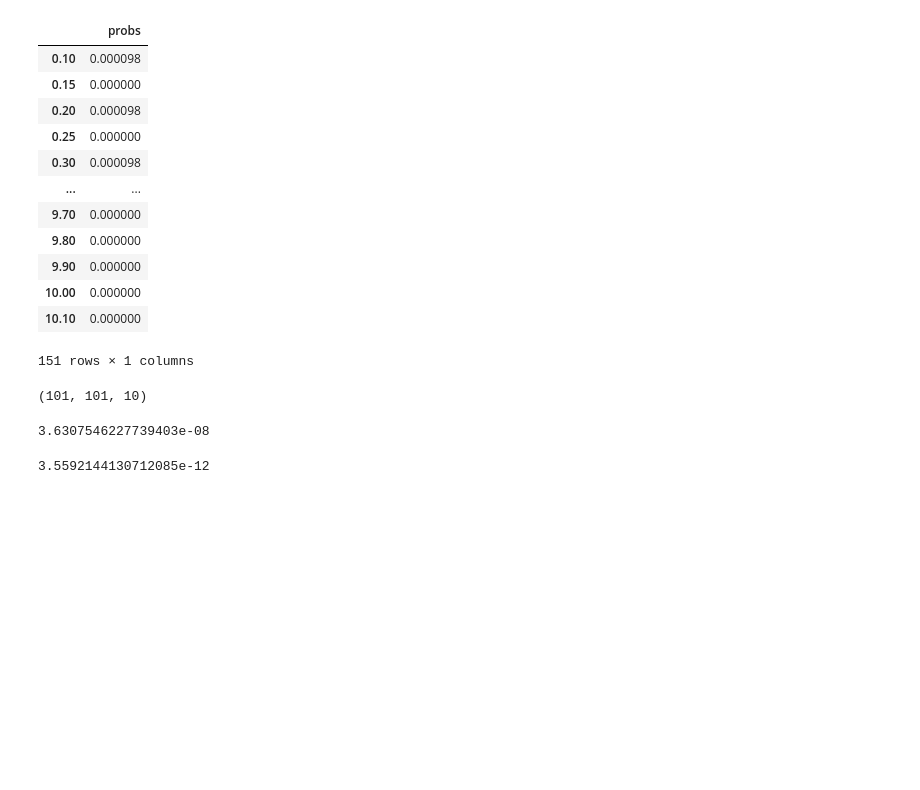
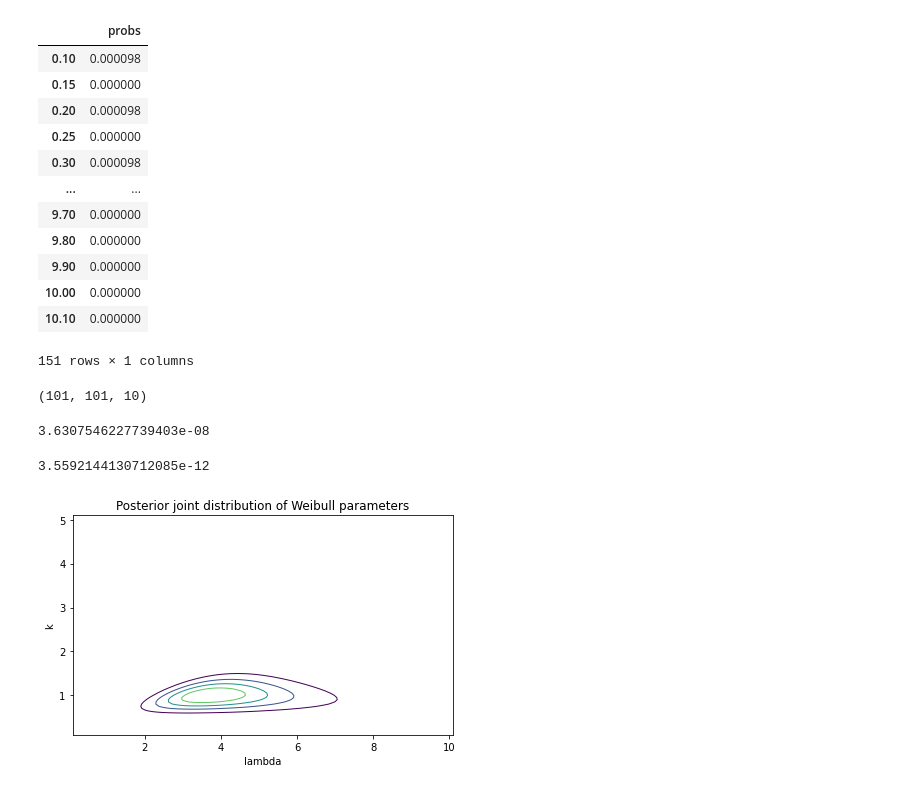
Before and after one commit to danhphan/bayesian-inferences, a Jupyter notebook: 50_think_bays_survival_analysis.ipynb, the cells around one changed output. Drawn from its saved outputs; the diff is of its cells as text; code cells hidden in the pictures; blank space fills up the shorter version.

```diff
--- a/50_think_bays_survival_analysis.ipynb
+++ b/50_think_bays_survival_analysis.ipynb
@@ -102,6 +102,7 @@ def update_weibull(prior, data):
     lam_mesh, k_mesh, data_mesh = np.meshgrid(prior.columns, prior.index, data)
 
     densities = weibull_dist(lam_mesh, k_mesh).pdf(data_mesh)
+    likelihood = densities.prod(axis=2)
 
     posterior = prior * likelihood
     normalize(posterior)
@@ -109,3 +110,10 @@ def update_weibull(prior, data):
     return posterior
 # %%
 posterior = update_weibull(prior, data)
+# %%
+from utils import plot_contour
+
+plot_contour(posterior)
+decorate(title='Posterior joint distribution of Weibull parameters')
+# %% [output]
+[figure, added]
```
Also changed, not shown: parts of 2 cells of this notebook.
